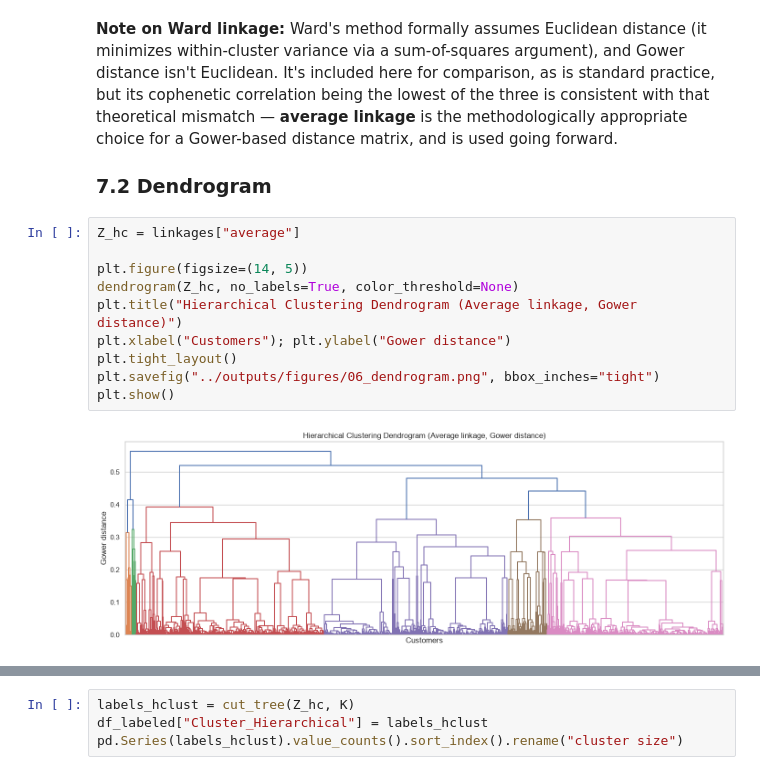
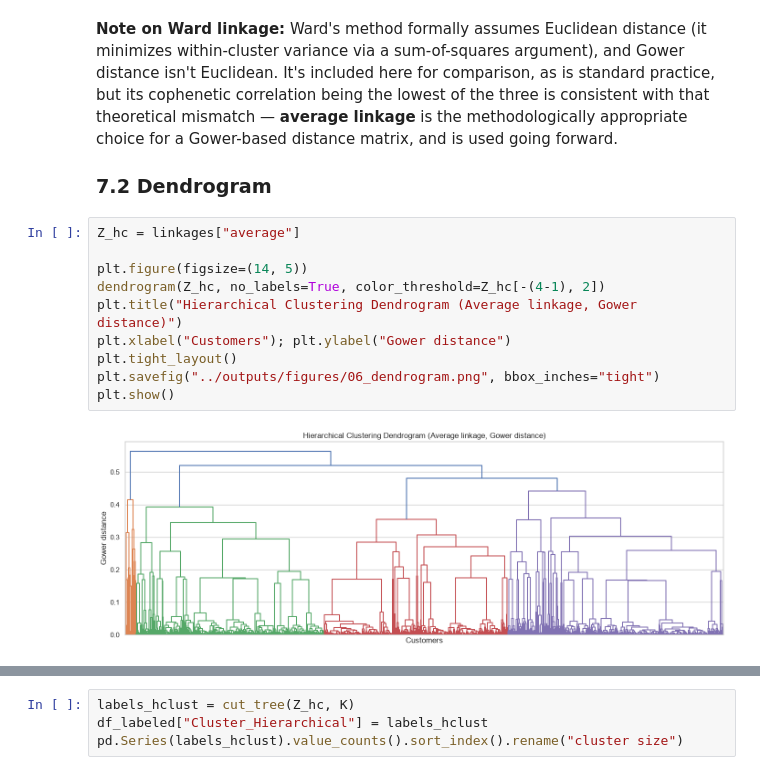
Before and after one commit to anushreeghosh07/customer-segmentation-analysis, a Jupyter notebook: notebooks/customer_segmentation_analysis.ipynb, the cells around one changed output, grey strips where cells are left out. Drawn from its saved outputs; the diff is of its cells as text.

```diff
--- a/notebooks/customer_segmentation_analysis.ipynb
+++ b/notebooks/customer_segmentation_analysis.ipynb
@@ -317,12 +1037,12 @@ Cophenetic correlation by linkage method (how well the dendrogram preserves orig
 # %%
 Z_hc = linkages["average"]
 
 plt.figure(figsize=(14, 5))
-dendrogram(Z_hc, no_labels=True, color_threshold=None)
+dendrogram(Z_hc, no_labels=True, color_threshold=Z_hc[-(4-1), 2])
 plt.title("Hierarchical Clustering Dendrogram (Average linkage, Gower distance)")
 plt.xlabel("Customers"); plt.ylabel("Gower distance")
 plt.tight_layout()
 plt.savefig("../outputs/figures/06_dendrogram.png", bbox_inches="tight")
 plt.show()
 # %% [output]
-[figure, old version]
+[figure, new version]
```
Also changed, not shown: parts of 67 cells of this notebook, 17 other files.
